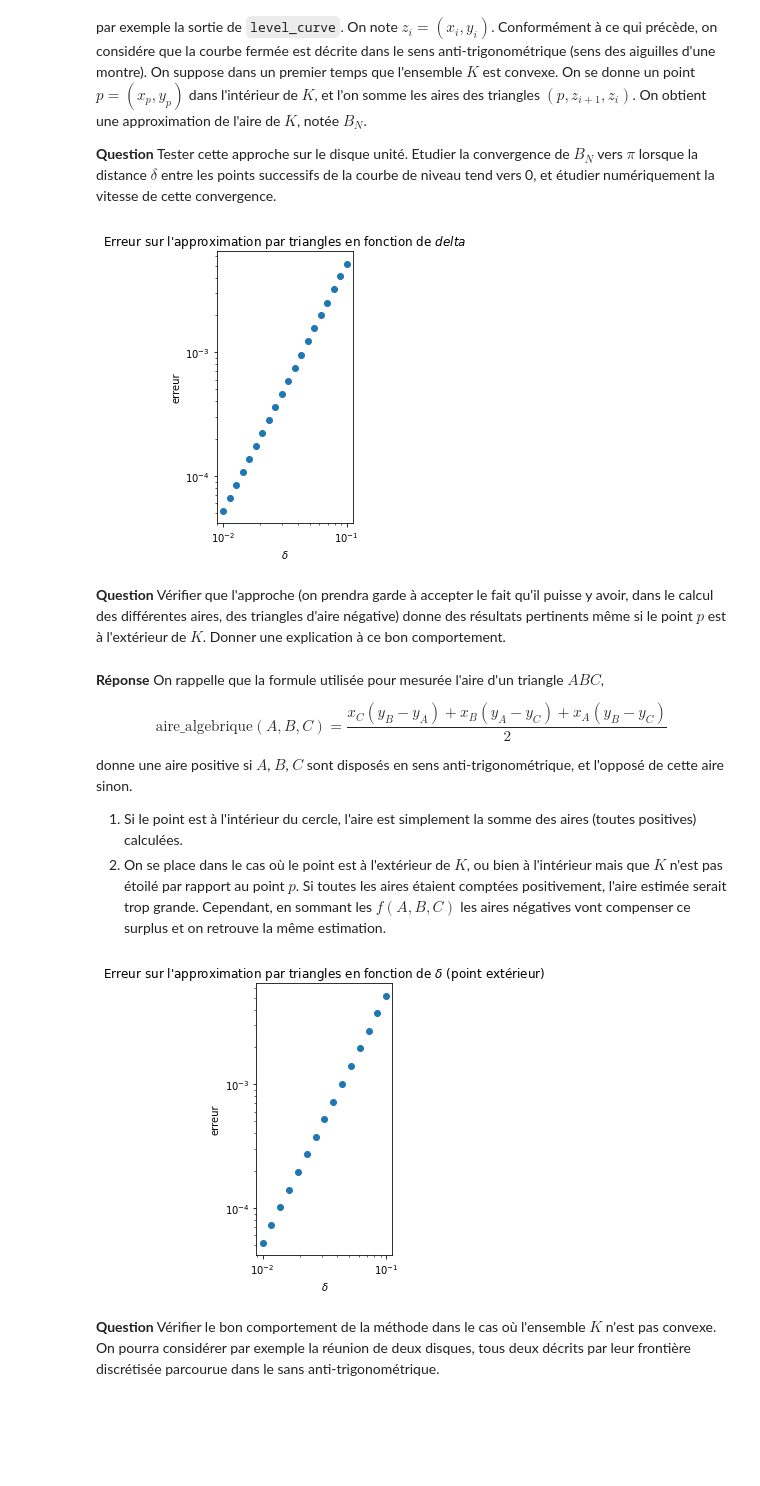
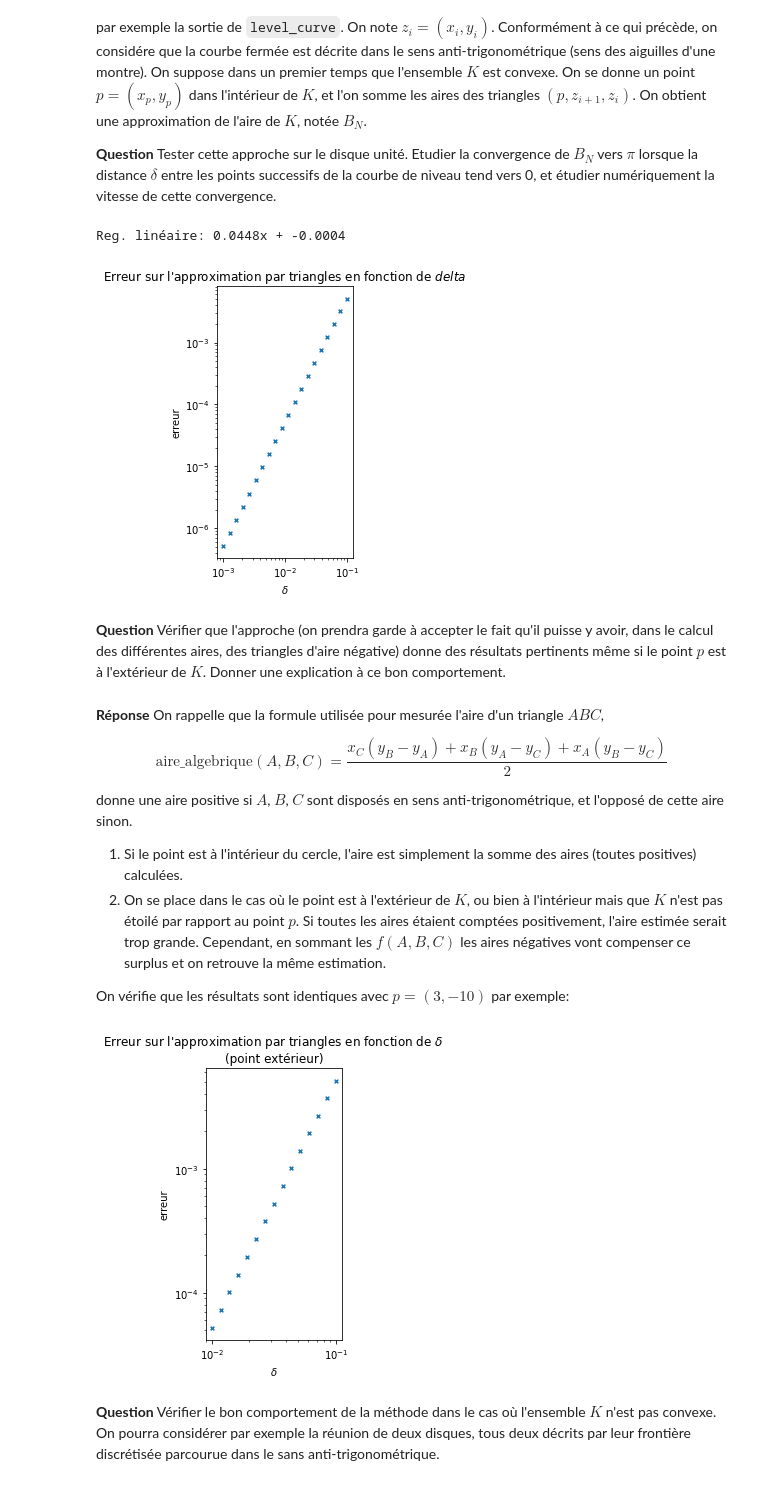
Before and after one commit to WatchfulCoder/projet-numerique-CD, a Jupyter notebook: projet-maths-info.ipynb, the cells around one changed output. Saved outputs shown, nothing was run; the diff lists cells and outputs as text; code cells hidden in the pictures; blank space fills up the shorter version.

```diff
--- a/projet-maths-info.ipynb
+++ b/projet-maths-info.ipynb
@@ -175,7 +175,7 @@ L'implémentation prendra la forme générale donnée ci-dessous. L'appel `x, y
 Choisir une valeur de `eps` qui semble raisonnable et justifier l'ordre de grandeur choisi.
 # %%
 N = 1000
-eps = 10**(-3)
+eps = 10**(-2)
 # %% [markdown]
 **Question** Implémenter la fonction `Newton` en complétant le canevas ci-dessous
 # %%
@@ -557,43 +562,41 @@ def aire_triangle(p1, p2, p3):
     return (p3[0]*(p2[1] - p1[1]) + p2[0]*(p1[1] - p3[1]) + p1[0]*(p2[1] - p3[1])) / 2
 
 def aire_BN(f, x0, y0, delt, n, p=(0,0)):
-    # version level_curve (long pour N_sample grand)
     res = level_curve(f, x0, y0, delta=delt, N=n)
-    # version efficace, sans level curve:
-    # t = np.linspace(0, -2*np.pi, int(np.pi/np.arcsin(delt/2)))
-    # res = np.array([np.cos(t), np.sin(t)])
-
-    N = np.shape(res)[1]  # pas forcément égal à n
+    N = np.shape(res)[1]  # pas forcément égal à n (bouclage)
     aire = 0
-    for i in range(1, N):
-        aire += aire_triangle(p, res[:,i-1], res[:,i])
+    for i in range(N - 1):
+        aire += aire_triangle(p, res[:,i], res[:,i + 1])
 
     # ne pas oublier le dernier triangle
-    aire += aire_triangle(p, res[:, i], res[:, 0])
+    aire += aire_triangle(p, res[:, N-1], res[:, 0])
     return aire
-
-# que veut dire étudier numériquement la vitesse de convergence ?
 # %%
 # courbe de l'erreur - pour le disque unité
 N_sample = 20
 
-values_delta = np.geomspace(0.01, 0.1, N_sample)
+values_delta = np.geomspace(0.001, 0.1, N_sample)
 # on écrit le nombre de points requis pour s'assurer un cercle complet
 ords = [
     abs(np.pi - aire_BN(f_test, 1., 0., delta, int(np.pi/np.arcsin(delta/2) + 3)))
     for delta in values_delta
 ]
 
+m, b = np.polyfit(values_delta, ords, 1)
+print(f"Reg. linéaire: {round(m, 4)}x + {round(b, 4)}")
+
+
 plt.title("Erreur sur l'approximation par triangles en fonction de $delta$")
 plt.xscale('log')
 plt.xlabel('$\delta$')
 plt.yscale('log')
 plt.ylabel('erreur')
-plt.scatter(values_delta, ords)
+plt.scatter(values_delta, ords, marker='x', s=14)
 plt.axis('scaled')
 plt.show()
 # %% [output]
+Reg. linéaire: 0.0448x + -0.0004
-[figure, old version]
+[figure, new version]
 # %% [markdown]
 **Question** Vérifier que l'approche (on prendra garde à accepter le fait qu'il puisse y avoir, dans le calcul des différentes aires,  des triangles d'aire négative) donne des résultats pertinents même si le point $p$ est  à l'extérieur de $K$. Donner une explication à ce bon comportement.
 # %% [markdown]
@@ -606,28 +609,29 @@ donne une aire positive si $A$, $B$, $C$ sont disposés en sens anti-trigonomét
 
 1. Si le point est à l'intérieur du cercle, l'aire est simplement la somme des aires (toutes positives) calculées.
 2. On se place dans le cas où le point est à l'extérieur de $K$, ou bien à l'intérieur mais que $K$ n'est pas étoilé par rapport au point $p$. Si toutes les aires étaient comptées positivement, l'aire estimée serait trop grande. Cependant, en sommant les $f(A, B, C)$ les aires négatives vont compenser ce surplus et on retrouve la même estimation.
+
+On vérifie que les résultats sont identiques avec $p = (3, -10)$ par exemple:
 # %%
-# courbe de l'erreur - avec un point à l'extérieur
 N_sample = 15
 
 values_delta = np.geomspace(0.01, 0.1, N_sample)
 # on écrit le nombre de points requis pour s'assurer un cercle complet
 ords_decentre = [
     abs(np.pi - aire_BN(f_test, 1., 0., delta, int(np.pi/np.arcsin(delta/2) + 3),
                        p=(3,-10)))  # exemple de point pris à l'extérieur
     for delta in values_delta
 ]
 
-plt.title("Erreur sur l'approximation par triangles en fonction de $\delta$ (point extérieur)")
+plt.title("Erreur sur l'approximation par triangles en fonction de $\delta$ \n(point extérieur)")
 plt.xscale('log')
 plt.xlabel('$\delta$')
 plt.yscale('log')
 plt.ylabel('erreur')
-plt.scatter(values_delta, ords_decentre)
+plt.scatter(values_delta, ords_decentre, marker='x', s=14)
 plt.axis('scaled')
 plt.show()
 # %% [output]
-[figure, old version]
+[figure, new version]
 # %% [markdown]
 **Question** Vérifier le bon comportement de la méthode dans le cas où l'ensemble $K$ n'est pas convexe. On pourra considérer par exemple la réunion de deux disques, tous deux décrits par leur frontière discrétisée parcourue dans le sans anti-trigonométrique.
 # %%
```
Also changed, not shown: parts of 15 cells of this notebook.
